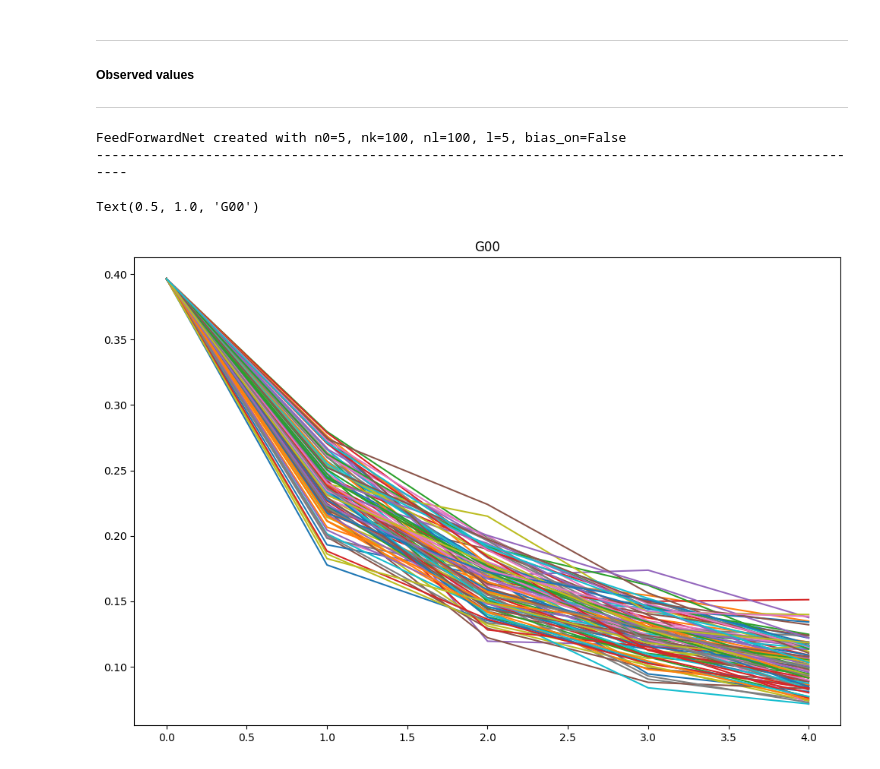
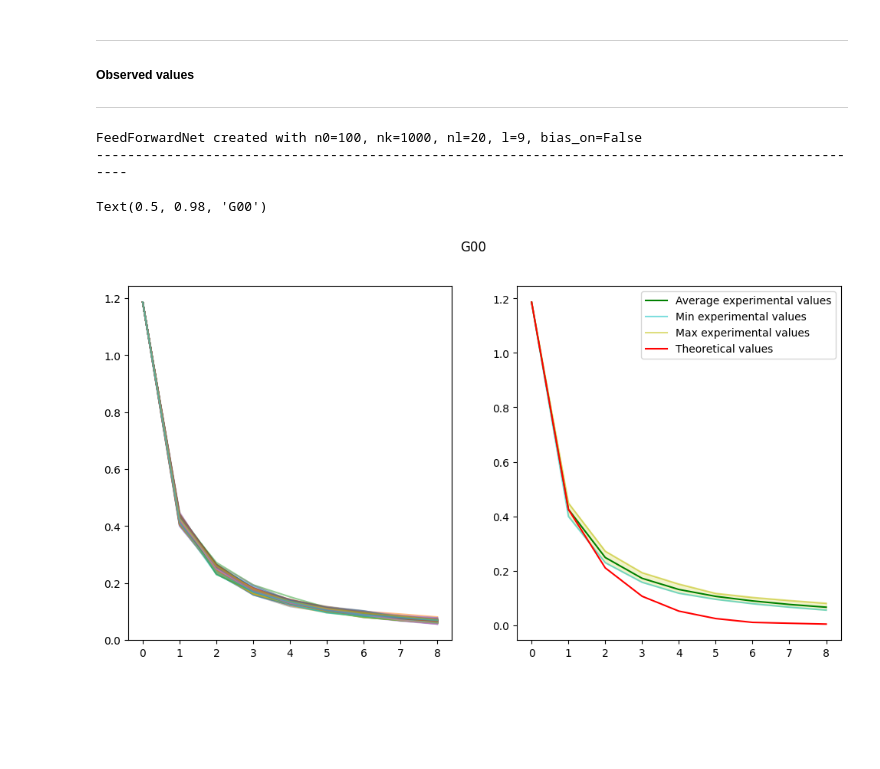
Before and after one commit to vkmbox/Ml-readinggroup, a Jupyter notebook: Roberts_Yaida/chapter5/init_distribution_recursion_ffn_relu.ipynb, the cells around one changed output. Saved outputs shown, nothing was run; the diff lists cells and outputs as text; code cells hidden in the pictures; blank space fills up the shorter version.

Commit message:
DEV: G-metric comparison for theoretical/experimental values implemented

```diff
--- a/Roberts_Yaida/chapter5/init_distribution_recursion_ffn_relu.ipynb
+++ b/Roberts_Yaida/chapter5/init_distribution_recursion_ffn_relu.ipynb
@@ -277,14 +247,17 @@ array([[[ 0.3964613 , -0.03824894],
 # %%
 testNet = TanhNet(n0=n0,nk=nk,nl=nl,l=ln)
 testNet.set_log_level("info")
-testNet.set_gmetric_recording_indices([(1,1),(1,2),(2,2)])
-cb, cw = 0, 1
+if (nd > 1):
+    testNet.set_gmetric_recording_indices([(1,1),(1,2),(2,2)])
+else:
+    testNet.set_gmetric_recording_indices([(1,1)])
 
 experiments_number = 100
 yy = np.zeros((experiments_number, nl, nd))
 G00_records = []
-G11_records = []
-G01_records = []
+if (nd > 1):
+    G11_records = []
+    G01_records = []
 
 #for each experiment re-initialisation of the weights with recalculation
 for experiment_number in range(experiments_number):
@@ -292,21 +265,33 @@ for experiment_number in range(experiments_number):
     res = testNet.forward(xx)
     yy[experiment_number] = res
     G00_records.append(testNet.get_gmetric(1,1).copy())
-    G11_records.append(testNet.get_gmetric(2,2).copy())
-    G01_records.append(testNet.get_gmetric(1,2).copy())
+    if (nd > 1):
+        G11_records.append(testNet.get_gmetric(2,2).copy())
+        G01_records.append(testNet.get_gmetric(1,2).copy())
 
     print('-', end='')
 # %% [output]
-FeedForwardNet created with n0=5, nk=100, nl=100, l=5, bias_on=False
+FeedForwardNet created with n0=100, nk=1000, nl=20, l=9, bias_on=False
 ----------------------------------------------------------------------------------------------------
-# %%
-import matplotlib.pyplot as plt
-
-plt.figure(figsize=(12, 8))
-for i, Gs in enumerate(G00_records):
-    plt.plot(Gs, label=f"experiment {i}")
-#plt.legend()
-plt.title("G00")
-# %% [output]
-Text(0.5, 1.0, 'G00')
-[figure, removed]
+# %%
+fig, (ax1, ax2) = plt.subplots(1, 2, figsize=(12, 6))
+
+for i, Gs in enumerate(G00_records):
+    ax1.plot(Gs, alpha=0.5, label=f"experiment {i}")
+
+G00_max = np.max(G00_records, axis=0)
+G00_min = np.min(G00_records, axis=0)
+G00_avg = np.average(G00_records, axis=0) #/len(G00_records)
+cord_x = np.arange(0, len(G00_records[0]))
+
+ax2.plot(G00_avg, color='g', label=f"Average experimental values")
+ax2.plot(G00_min, color='c', alpha=0.5, label=f"Min experimental values")
+ax2.plot(G00_max, color='y', alpha=0.5, label=f"Max experimental values")
+ax2.plot(matrix_GG_bottom[:,0,0], color='r', label=f"Theoretical values")
+ax2.fill_between(x=cord_x, y1=G00_min, y2=G00_max, color='y', alpha=.2)
+ax2.legend()
+
+fig.suptitle("G00")
+# %% [output]
+Text(0.5, 0.98, 'G00')
+[figure, added]
```
Also changed, not shown: parts of 10 cells of this notebook, 1 other file.
